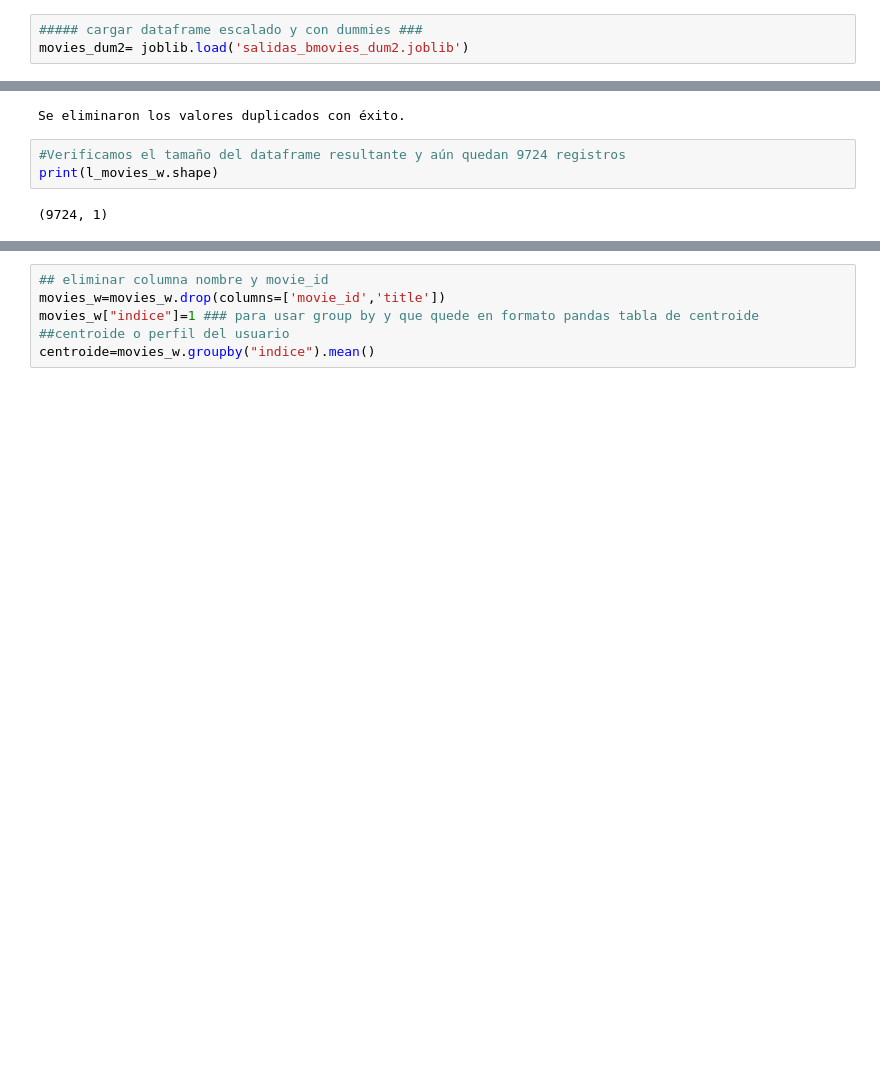
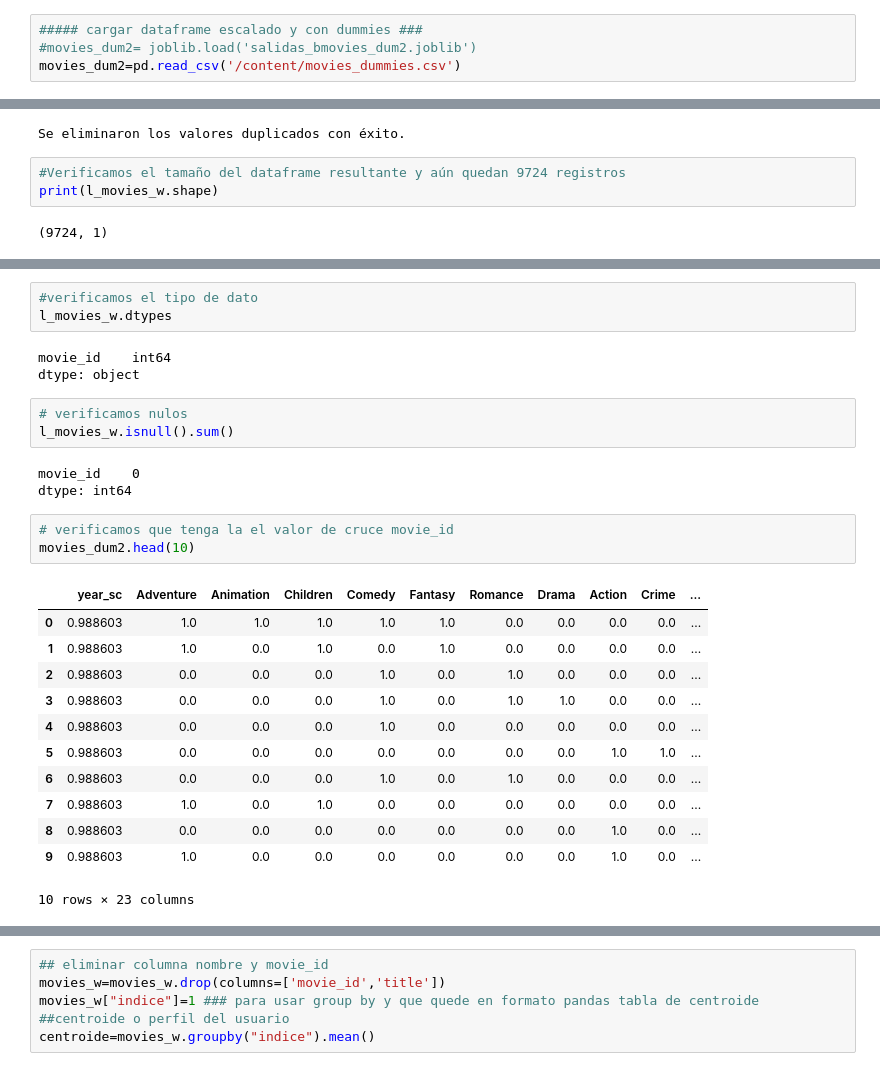
Before and after one commit to veronica1908/MARKETING_E2_A_III, a Jupyter notebook: d_modelos2.ipynb, the cells around one changed output, grey strips where cells are left out. Saved outputs shown, nothing was run; the diff lists cells and outputs as text; blank space fills up the shorter version.

```diff
--- a/d_modelos2.ipynb
+++ b/d_modelos2.ipynb
@@ -86,4 +100,5 @@ for column in columns_movies:
 ##Con base en todo lo visto por el usuario
 # %%
 ##### cargar dataframe escalado y con dummies ###
-movies_dum2= joblib.load('salidas_bmovies_dum2.joblib')
+#movies_dum2= joblib.load('salidas_bmovies_dum2.joblib')
+movies_dum2=pd.read_csv('/content/movies_dummies.csv')
@@ -190,0 +219,28 @@ print(l_movies_w.shape)
+# %%
+#verificamos el tipo de dato
+l_movies_w.dtypes
+# %% [output]
+movie_id    int64
+dtype: object
+# %%
+# verificamos nulos
+l_movies_w.isnull().sum()
+# %% [output]
+movie_id    0
+dtype: int64
+# %%
+# verificamos que tenga la el valor de cruce movie_id
+movies_dum2.head(10)
+# %% [output]
+|  | year_sc | Adventure | Animation | Children | Comedy | Fantasy | Romance | Drama | Action | Crime | ... |
+| 0 | 0.988603 | 1.0 | 1.0 | 1.0 | 1.0 | 1.0 | 0.0 | 0.0 | 0.0 | 0.0 | ... |
+| 1 | 0.988603 | 1.0 | 0.0 | 1.0 | 0.0 | 1.0 | 0.0 | 0.0 | 0.0 | 0.0 | ... |
+| 2 | 0.988603 | 0.0 | 0.0 | 0.0 | 1.0 | 0.0 | 1.0 | 0.0 | 0.0 | 0.0 | ... |
+| 3 | 0.988603 | 0.0 | 0.0 | 0.0 | 1.0 | 0.0 | 1.0 | 1.0 | 0.0 | 0.0 | ... |
+| 4 | 0.988603 | 0.0 | 0.0 | 0.0 | 1.0 | 0.0 | 0.0 | 0.0 | 0.0 | 0.0 | ... |
+| 5 | 0.988603 | 0.0 | 0.0 | 0.0 | 0.0 | 0.0 | 0.0 | 0.0 | 1.0 | 1.0 | ... |
+| 6 | 0.988603 | 0.0 | 0.0 | 0.0 | 1.0 | 0.0 | 1.0 | 0.0 | 0.0 | 0.0 | ... |
+| 7 | 0.988603 | 1.0 | 0.0 | 1.0 | 0.0 | 0.0 | 0.0 | 0.0 | 0.0 | 0.0 | ... |
+| 8 | 0.988603 | 0.0 | 0.0 | 0.0 | 0.0 | 0.0 | 0.0 | 0.0 | 1.0 | 0.0 | ... |
+| 9 | 0.988603 | 1.0 | 0.0 | 0.0 | 0.0 | 0.0 | 0.0 | 0.0 | 1.0 | 0.0 | ... |
+10 rows × 23 columns
```
Also changed, not shown: parts of 24 cells of this notebook.
